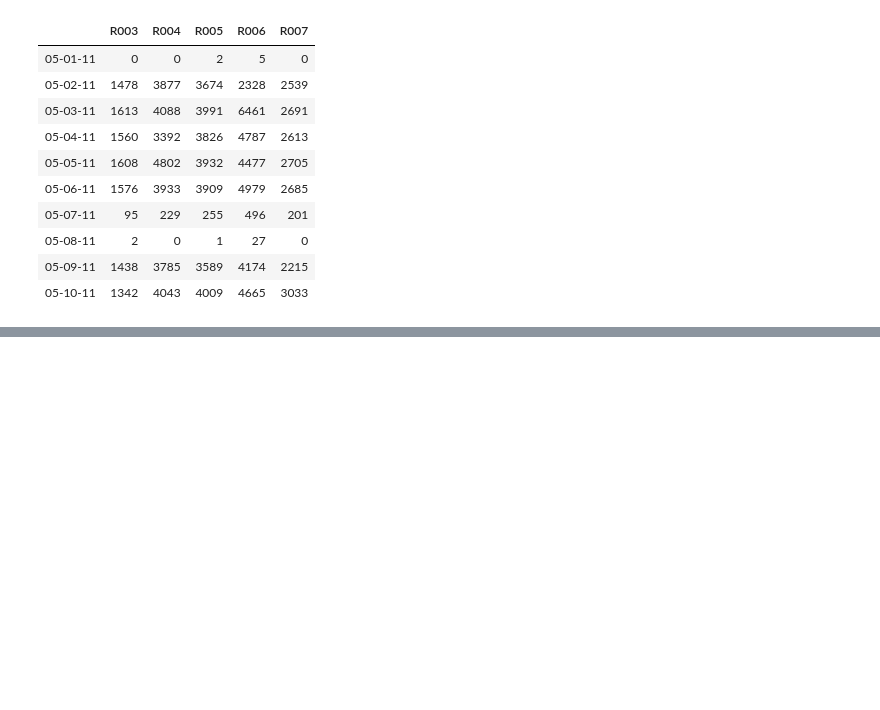
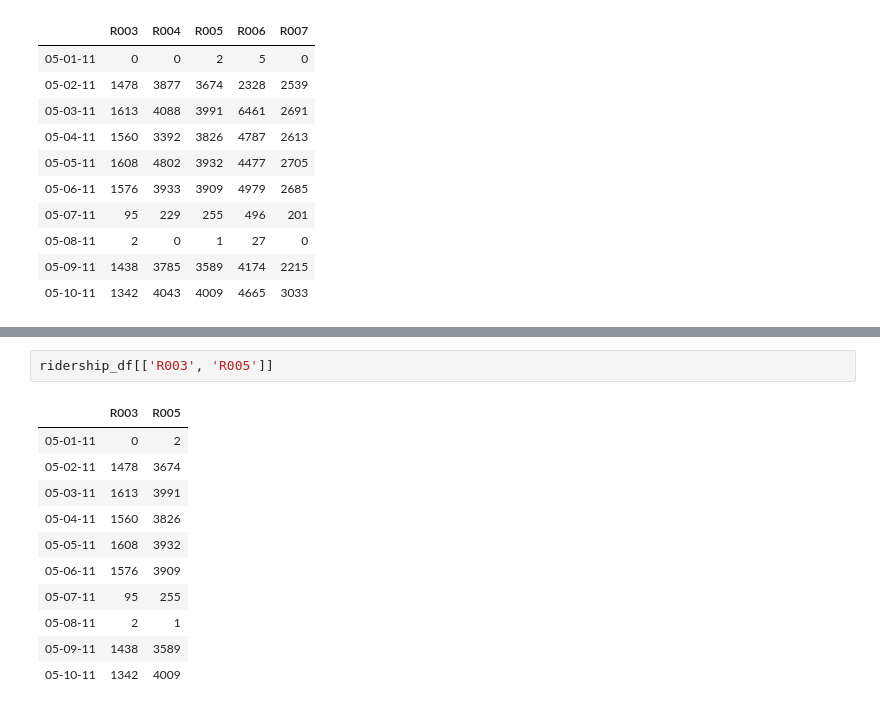
Before and after one commit to thomd/udacity-intro-to-data-analysis, a Jupyter notebook: lesson-2/lesson-2.ipynb, the cells around one changed output, grey strips where cells are left out. Cells and saved outputs as stored; diff of their text form; blank space fills up the shorter version.

Commit message:
dataframes

```diff
--- a/lesson-2/lesson-2.ipynb
+++ b/lesson-2/lesson-2.ipynb
@@ -493,0 +474,14 @@ def mean_riders_for_max_station(ridership):
+# %%
+ridership_df[['R003', 'R005']]
+# %% [output]
+|  | R003 | R005 |
+| 05-01-11 | 0 | 2 |
+| 05-02-11 | 1478 | 3674 |
+| 05-03-11 | 1613 | 3991 |
+| 05-04-11 | 1560 | 3826 |
+| 05-05-11 | 1608 | 3932 |
+| 05-06-11 | 1576 | 3909 |
+| 05-07-11 | 95 | 255 |
+| 05-08-11 | 2 | 1 |
+| 05-09-11 | 1438 | 3589 |
+| 05-10-11 | 1342 | 4009 |
```
Also changed, not shown: parts of 12 cells of this notebook.
